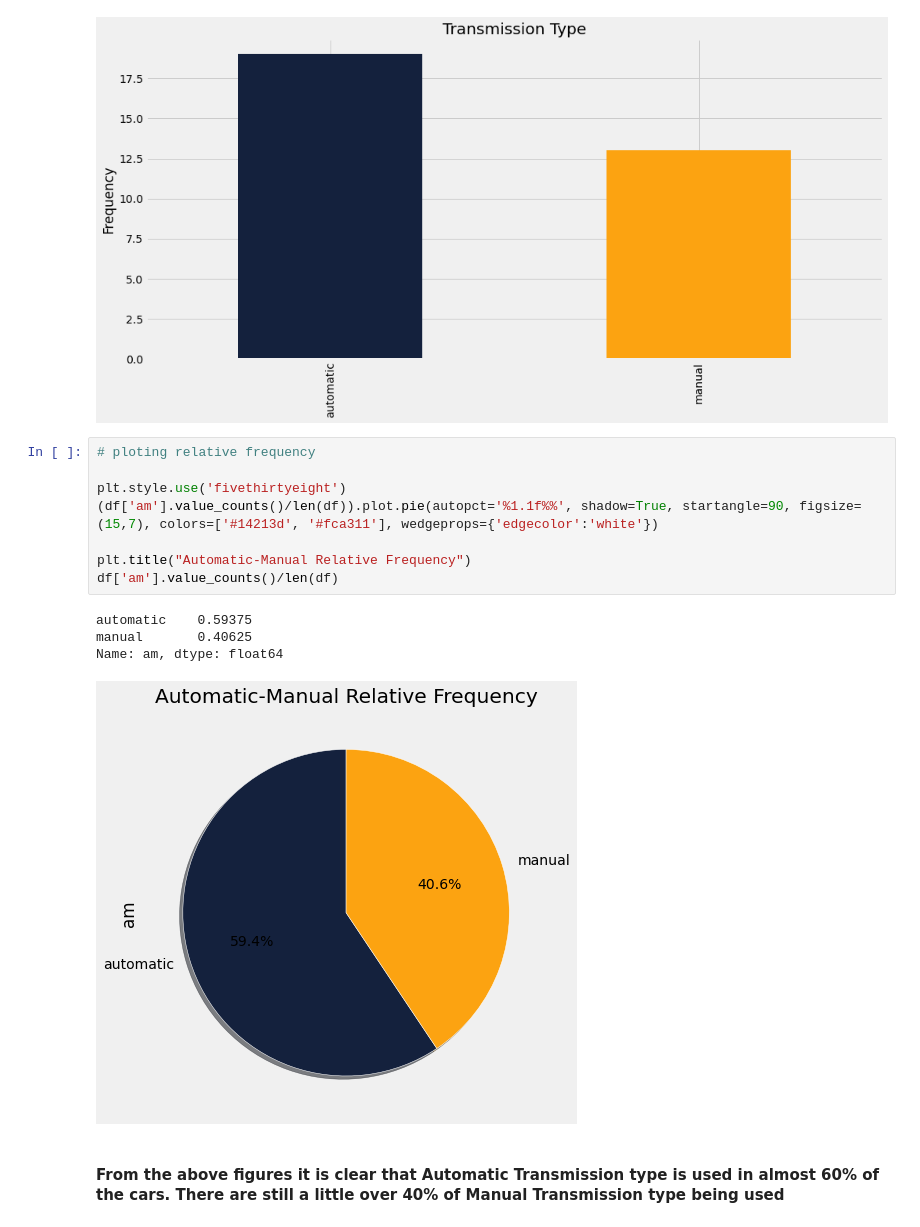
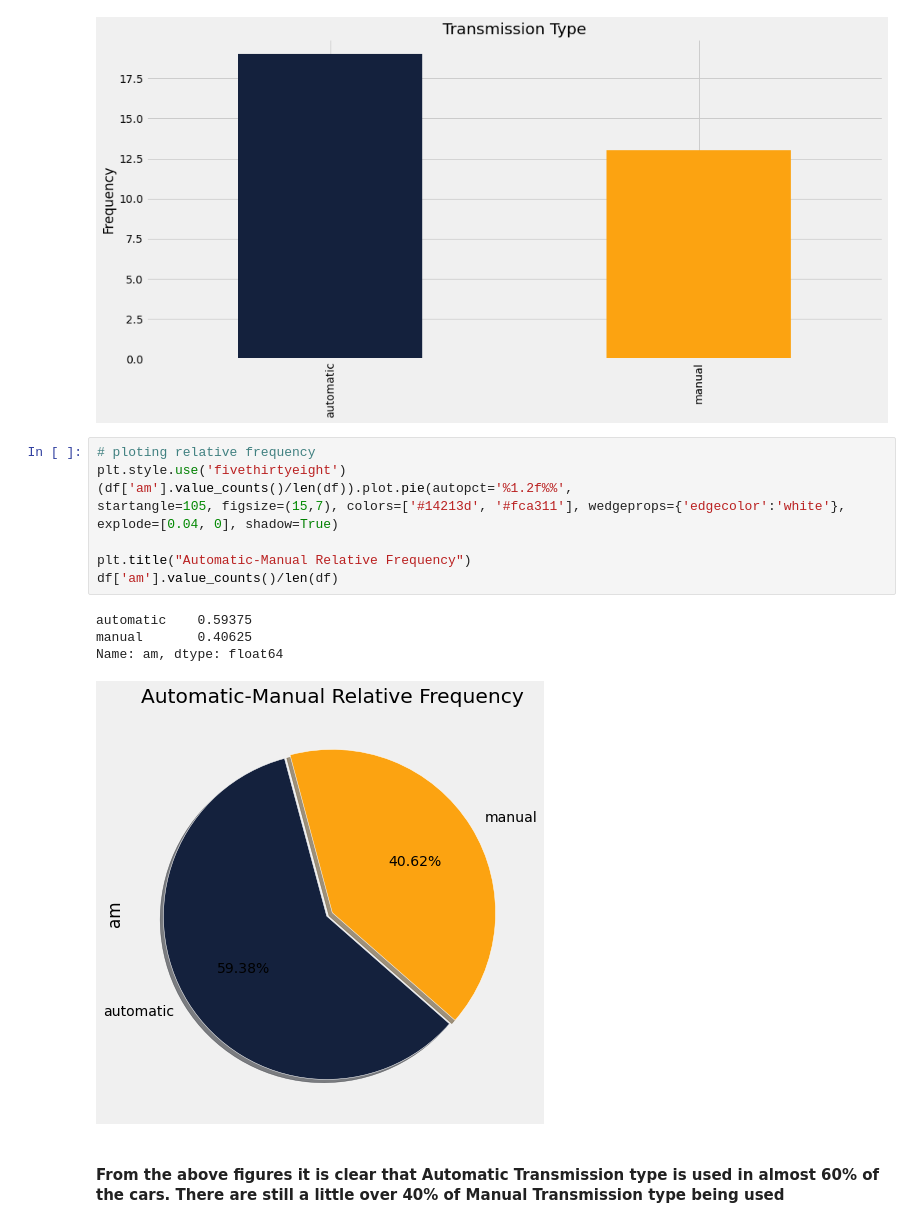
Before and after one commit to BuyingANew-Soul/CSE-520-Assignment-1, a Jupyter notebook: CSE 520 assignment 1.ipynb, the cells around one changed output. Saved outputs shown, nothing was run; the diff lists cells and outputs as text.

```diff
--- a/CSE 520 assignment 1.ipynb
+++ b/CSE 520 assignment 1.ipynb
@@ -105,17 +104,17 @@ Name: am, dtype: int64
 [figure]
 # %%
 # ploting relative frequency
-
 plt.style.use('fivethirtyeight')
-(df['am'].value_counts()/len(df)).plot.pie(autopct='%1.1f%%', shadow=True, startangle=90, figsize=(15,7), colors=['#14213d', '#fca311'], wedgeprops={'edgecolor':'white'})
+(df['am'].value_counts()/len(df)).plot.pie(autopct='%1.2f%%',
+startangle=105, figsize=(15,7), colors=['#14213d', '#fca311'], wedgeprops={'edgecolor':'white'}, explode=[0.04, 0], shadow=True)
 
 plt.title("Automatic-Manual Relative Frequency")
 df['am'].value_counts()/len(df)
 # %% [output]
 automatic    0.59375
 manual       0.40625
 Name: am, dtype: float64
-[figure, old version]
+[figure, new version]
 # %% [markdown]
 #### From the above figures it is clear that Automatic Transmission type is used in almost 60% of the cars. There are still a little over 40% of Manual Transmission type being used
 # %% [markdown]
```
Also changed, not shown: parts of 5 cells of this notebook.
